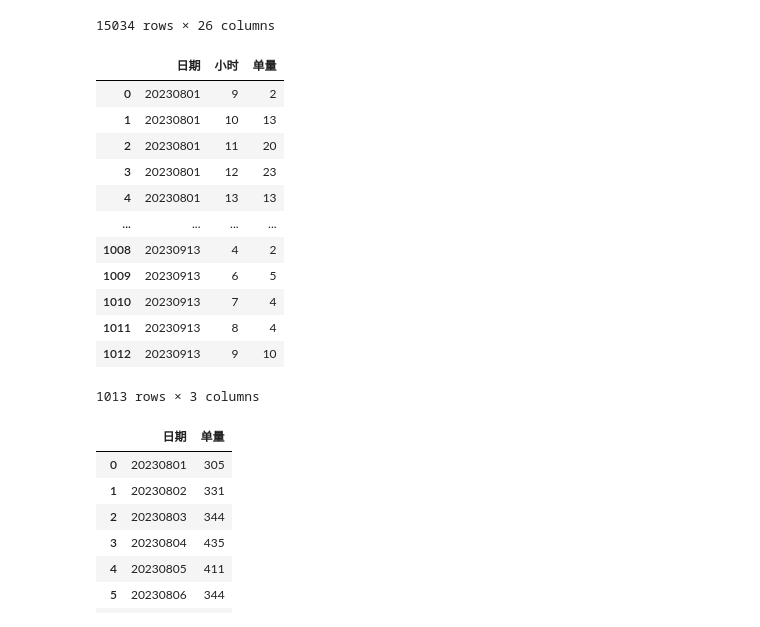
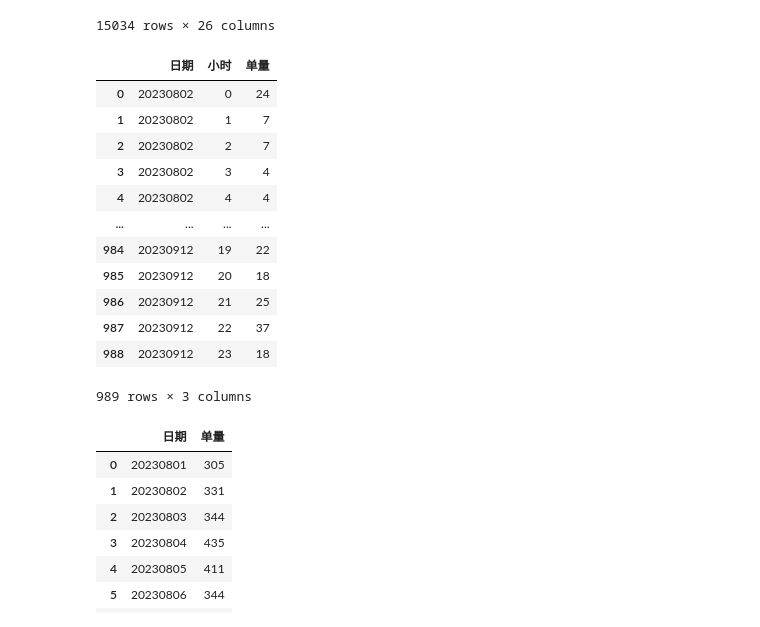
Before and after one commit to pql-eternally/algorithm, a Jupyter notebook: python/qpandas/预测单量-20230915.ipynb, the cells around one changed output. Cells and saved outputs as stored; diff of their text form; code cells hidden in the pictures.

```diff
--- a/python/qpandas/预测单量-20230915.ipynb
+++ b/python/qpandas/预测单量-20230915.ipynb
@@ -97,13 +97,12 @@ dtype = {
 order_df = pd.read_csv('./data/线上-全部城市-20230913-订单.csv', dtype=dtype)
 date_field = 'accepted_at'
 order_df = order_df[order_df['city_code'] == '440300']
-order_df['date'] = pd.to_datetime(order_df[date_field])  # 将日期转换为时间格式
+order_df['date'] = pd.to_datetime(order_df[date_field], format='mixed')  # 将日期转换为时间格式
 # 这里不能用shipping_date，是utc时区
 # order_df = order_df.rename(columns={'shipping_date': '日期'})
 order_df['日期'] = order_df['date'].apply(lambda x: int(x.strftime('%Y%m%d')))
 order_df['小时'] = order_df['date'].dt.hour
 order_df['星期'] = order_df['date'].dt.weekday
-order_df.to_csv('./data/pql.csv')
 order_df
 # %% [output]
 |  | shipping_date | city_code | city_name | store_id | store_name | operator_id | operator_name | order_id | ... |
@@ -121,23 +120,23 @@ order_df
 15034 rows × 26 columns
 # %%
 # 按小时统计单量
-order_day_hour_df = order_df.groupby(['日期', '小时']).size().reset_index(name='单量')
-order_day_hour_df.to_csv('./data/日期小时单量.csv')
+selected_order_df = order_df[(order_df['日期'] >= 20230802) & (order_df['日期'] < 20230913) ]
+order_day_hour_df = selected_order_df.groupby(['日期', '小时']).size().reset_index(name='单量')
 order_day_hour_df
 # %% [output]
 |  | 日期 | 小时 | 单量 |
-| 0 | 20230801 | 9 | 2 |
-| 1 | 20230801 | 10 | 13 |
-| 2 | 20230801 | 11 | 20 |
-| 3 | 20230801 | 12 | 23 |
-| 4 | 20230801 | 13 | 13 |
+| 0 | 20230802 | 0 | 24 |
+| 1 | 20230802 | 1 | 7 |
+| 2 | 20230802 | 2 | 7 |
+| 3 | 20230802 | 3 | 4 |
+| 4 | 20230802 | 4 | 4 |
 | ... | ... | ... | ... |
-| 1008 | 20230913 | 4 | 2 |
-| 1009 | 20230913 | 6 | 5 |
-| 1010 | 20230913 | 7 | 4 |
-| 1011 | 20230913 | 8 | 4 |
-| 1012 | 20230913 | 9 | 10 |
+| 984 | 20230912 | 19 | 22 |
+| 985 | 20230912 | 20 | 18 |
+| 986 | 20230912 | 21 | 25 |
+| 987 | 20230912 | 22 | 37 |
+| 988 | 20230912 | 23 | 18 |
-1013 rows × 3 columns
+989 rows × 3 columns
 # %%
 order_day_df = order_df.groupby('日期').size().reset_index(name='单量')
 order_day_df
```
Also changed, not shown: parts of 10 cells of this notebook.
